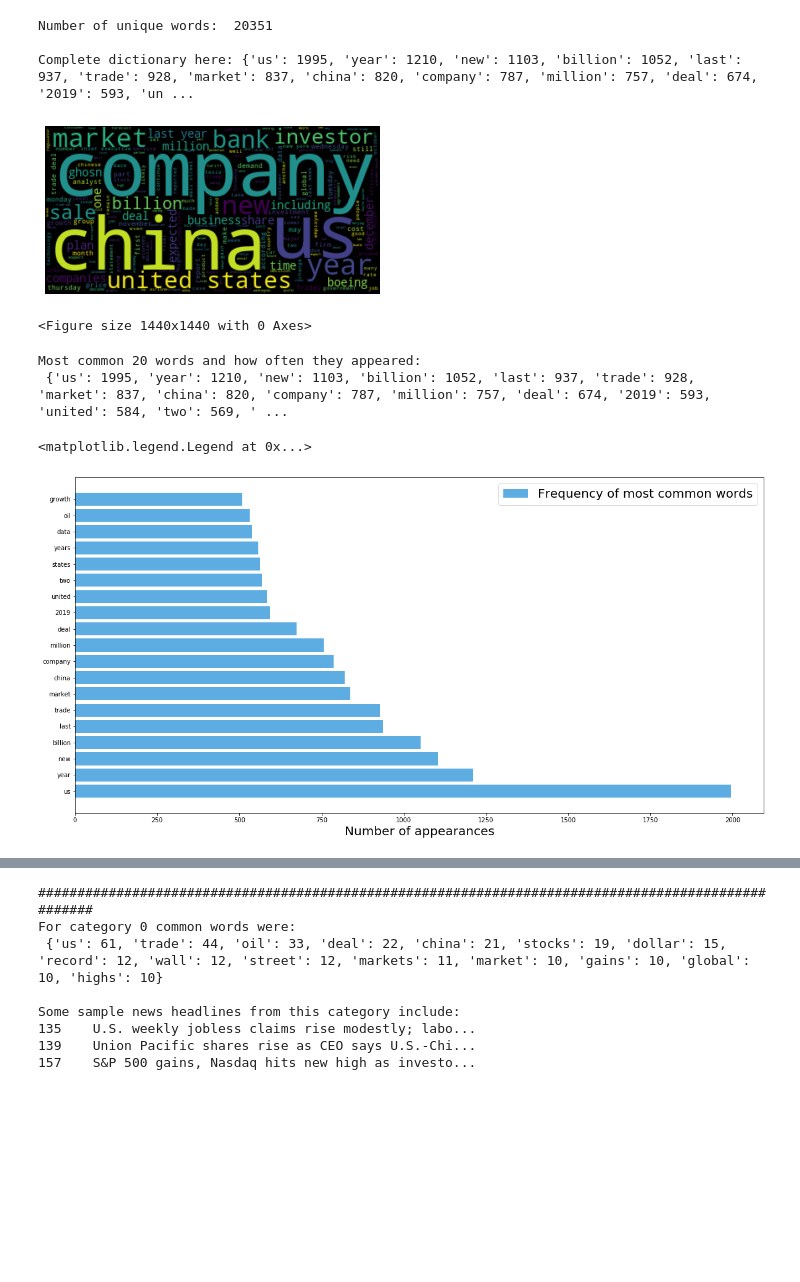
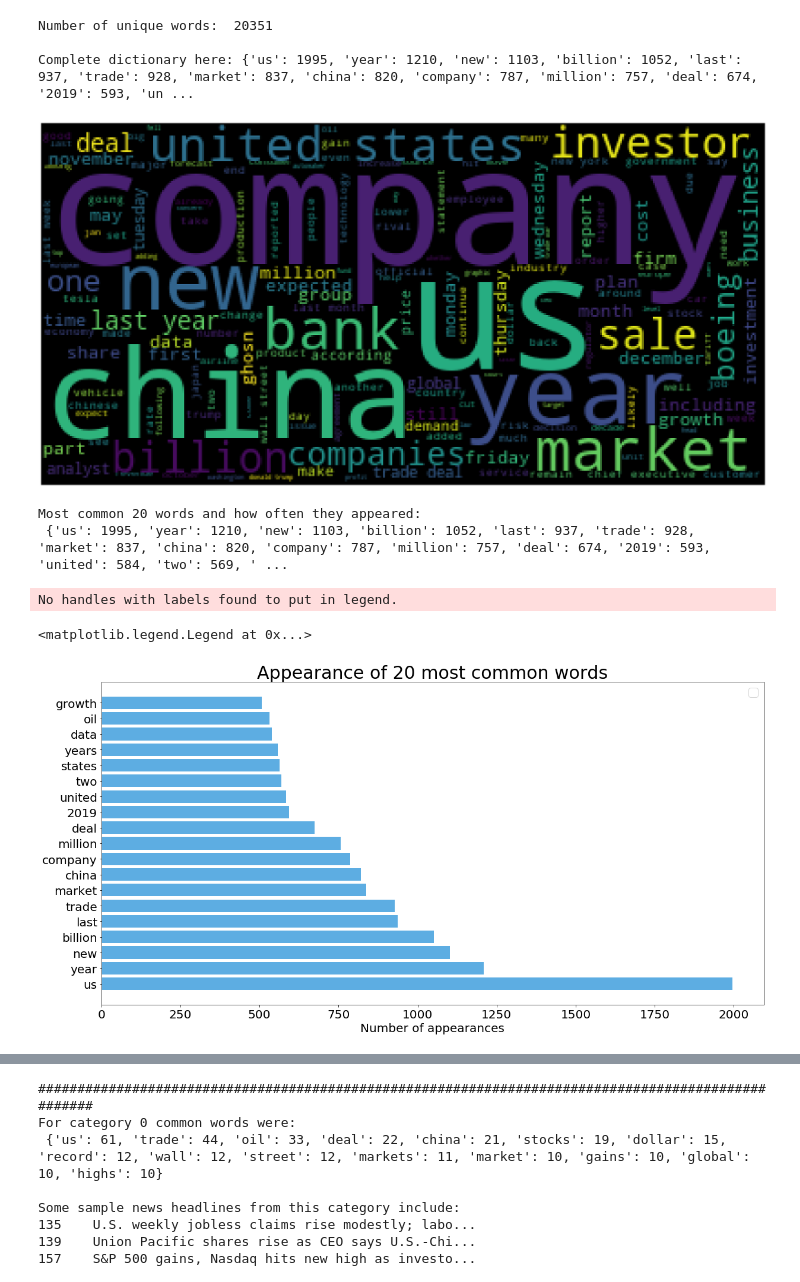
Before and after one commit to jzl4/Web_Scraping_Project, a Jupyter notebook: Webscraping_Analysis.ipynb, the cells around one changed output, grey strips where cells are left out. Drawn from its saved outputs; the diff is of its cells as text; code cells hidden in the pictures; blank space fills up the shorter version.

```diff
--- a/Webscraping_Analysis.ipynb
+++ b/Webscraping_Analysis.ipynb
@@ -136,23 +136,22 @@ Complete dictionary here: {'us': 1995, 'year': 1210, 'new': 1103, 'billion': 105
 # %%
 ########################################################################################
 # Part 3 - Some data visualization
 ########################################################################################
 
+import matplotlib.pyplot as plt
 from wordcloud import WordCloud
 
 # Creating a word cloud
 def create_wordcloud(input_string):
     wordcloud = WordCloud().generate(input_string)
 
-    plt.imshow(wordcloud, interpolation='bilinear')
+    plt.figure(figsize=(30,30))
     plt.axis("off")
-    plt.figure(figsize=(20,20))
-    plt.show()
+    plt.imshow(wordcloud)
 
 create_wordcloud(" ".join(list_of_all_words))
 # %% [output]
-[figure, old version]
+[figure, new version]
-<Figure size 1440x1440 with 0 Axes>
 # %%
 # Input: sorted dictionary of most common words and their frequencies, with most frequency words first
 # and i represents i-th most common word
@@ -172,12 +171,13 @@ print("Most common 20 words and how often they appeared:\n",most_common_20_words
 Most common 20 words and how often they appeared:
  {'us': 1995, 'year': 1210, 'new': 1103, 'billion': 1052, 'last': 937, 'trade': 928, 'market': 837, 'china': 820, 'company': 787, 'million': 757, 'deal': 674, '2019': 593, 'united': 584, 'two': 569, ' ...
 # %%
-import matplotlib.pyplot as plt
-
 f, ax = plt.subplots(figsize=(20,10))
-ax.barh(list(most_common_20_words.keys()), most_common_20_words.values(), color='#5DADE2', label = 'Frequency of most common words')
+ax.barh(list(most_common_20_words.keys()), most_common_20_words.values(), color='#5DADE2')
+plt.title("Appearance of 20 most common words", fontdict={'fontsize': 30})
 ax.set_xlabel('Number of appearances', fontsize=20)
+ax.tick_params(axis='both', labelsize=20)
 ax.legend(fontsize=20)
 # %% [output]
-<matplotlib.legend.Legend at 0x...>
+No handles with labels found to put in legend.
+<matplotlib.legend.Legend at 0x...>
-[figure, old version]
+[figure, new version]
```
Also changed, not shown: parts of 18 cells of this notebook, 4 other files.
